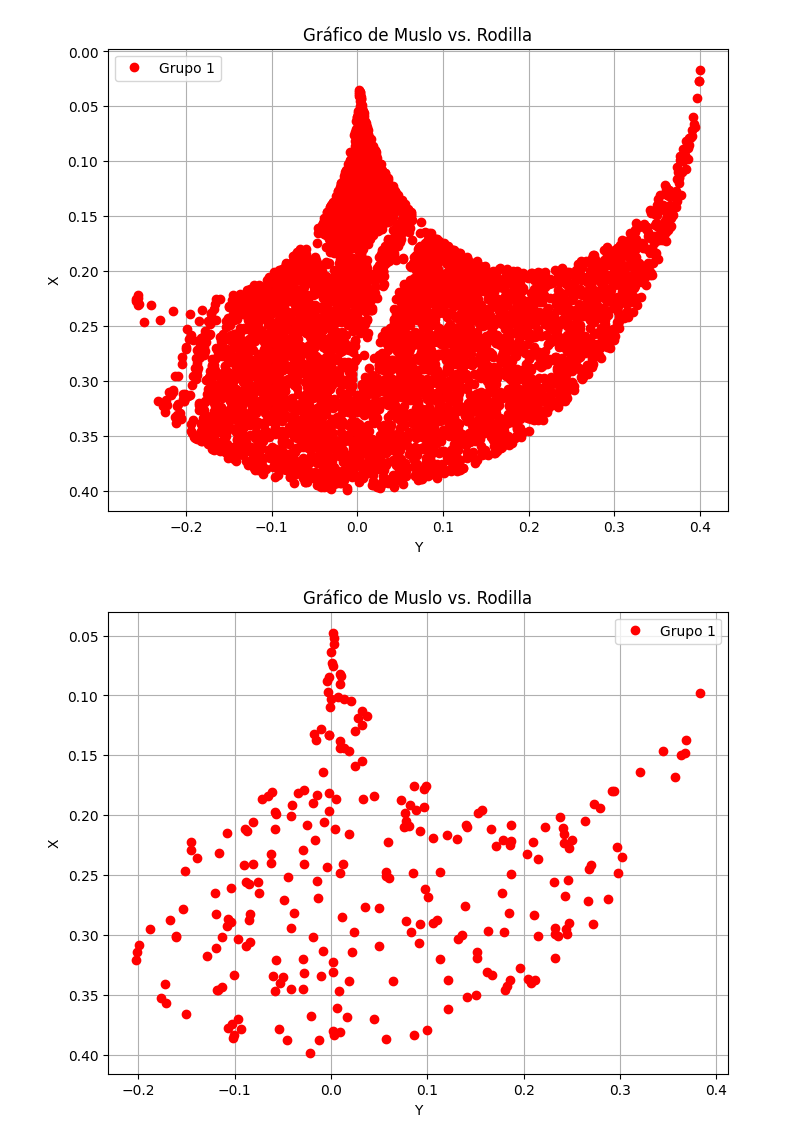
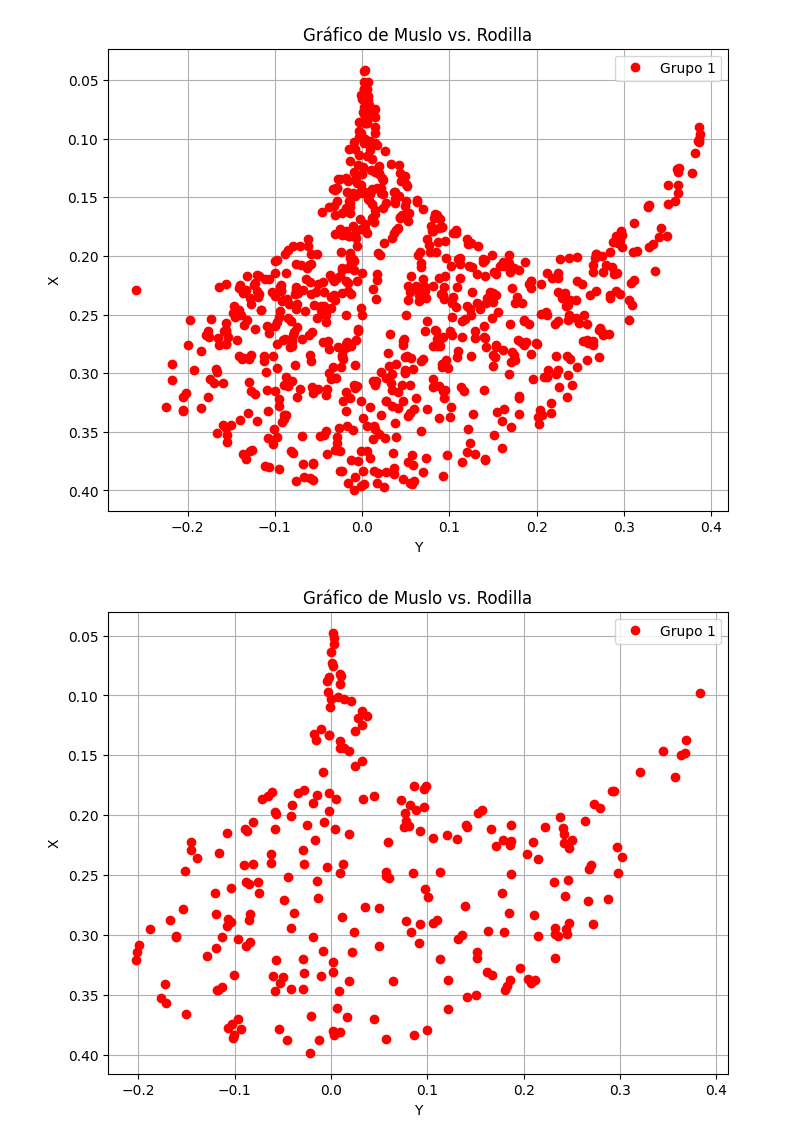
Before and after one commit to jorge-conejeros/Quadruped-Robot, a Jupyter notebook: Factorya_de_datos.ipynb, the cells around one changed output. Cells and saved outputs as stored; diff of their text form; code cells hidden in the pictures.

```diff
--- a/Factorya_de_datos.ipynb
+++ b/Factorya_de_datos.ipynb
@@ -9,25 +9,12 @@ import time
 
 def TransformacionDH(theta, d, a, alpha):
     # theta y alpha en radianes
-    # d y a en metros
-    Rz = sp.Matrix([[sp.cos(theta), -sp.sin(theta), 0, 0],
-                   [sp.sin(theta), sp.cos(theta), 0, 0],
-                   [0, 0, 1, 0],
-                   [0, 0, 0, 1]])
-    tz = sp.Matrix([[1, 0, 0, 0],
-                   [0, 1, 0, 0],
-                   [0, 0, 1, d],
-                   [0, 0, 0, 1]])
-    ta = sp.Matrix([[1, 0, 0, a],
-                   [0, 1, 0, 0],
-                   [0, 0, 1, 0],
-                   [0, 0, 0, 1]])
-    Rx = sp.Matrix([[1, 0, 0, 0],
-                   [0, sp.cos(alpha), -sp.sin(alpha), 0],
-                   [0, sp.sin(alpha), sp.cos(alpha), 0],
-                   [0, 0, 0, 1]])
-    T = Rz*tz*ta*Rx
-    return T
+    Z_Traslacion = sp.Matrix([[1, 0, 0, 0] , [0, 1, 0, 0] , [0, 0, 1, d] , [0, 0, 0, 1]])
+    X_Traslacion = sp.Matrix([[1, 0, 0, a] , [0, 1, 0, 0] , [0, 0, 1, 0] , [0, 0, 0, 1]])
+    Z_Rotacion = sp.Matrix([[sp.cos(theta), -sp.sin(theta), 0, 0] , [sp.sin(theta), sp.cos(theta), 0, 0] , [0, 0, 1, 0] , [0, 0, 0, 1]])
+    X_Rotacion = sp.Matrix([[1, 0, 0, 0] , [0, sp.cos(alpha), -sp.sin(alpha), 0] , [0, sp.sin(alpha), sp.cos(alpha), 0] , [0, 0, 0, 1]])
+    Transformacion = X_Rotacion*Z_Traslacion*X_Traslacion*Z_Rotacion
+    return Transformacion
 
 
 # Definir el radio de la pierna (longitud)
@@ -39,7 +26,7 @@ puntos_dentro_semicirculo = []
 x_centro = 0
 y_centro = 0.2 #
 
-for _ in range(20000):  # Puedes ajustar la cantidad de puntos que deseas generar
+for _ in range(3000):  # Puedes ajustar la cantidad de puntos que deseas generar
     # Generar un ángulo aleatorio en el rango [-90°, 90°]
     angulo = random.uniform(-math.pi/2, math.pi/2)
     #angulo = random.uniform(-math.pi, 0)
@@ -96,34 +83,34 @@ for i in range(len(mov_y)):
 #filtro_rodilla = (df['Rodilla'] >= -2.96706) & (df['Rodilla'] <= 0)
 
 # Aplicar los filtros y obtener el DataFrame filtrado
 #df_filtrado = df.loc[filtro_muslo & filtro_rodilla]
 #df_filtrado['Muslo'] = df_filtrado['Muslo'] - 1.5
 
 #------------------------------------------------------------------------------------------
 #
 #       Descomentar si se quiere guardar en csv
 #
 #------------------------------------------------------------------------------------------
 # Guardar como nuevo/sobreescribir, y se le agrega el titulo de las columnas
 df.to_csv('datos_entrenamiento2.csv', mode='w', header=True, index=False)
 
 #Para agregar sin sobreescribir
 #df_filtrado.to_csv('datos_entrenamiento_new.csv', mode='a', header=False, index=False)
 
 
 plt.figure(figsize=(8, 6))  # Tamaño del gráfico
 plt.plot(df['PosY'], df['PosX'], 'ro', label='Grupo 1')  # Grupo 1 en rojo ('ro')
 plt.xlabel('Y')  # Etiqueta eje X
 plt.ylabel('X')  # Etiqueta eje Y
 plt.title('Gráfico de Muslo vs. Rodilla')  # Título del gráfico
 plt.legend()  # Mostrar leyenda
 #plt.gca().invert_xaxis()  # Invertir eje X
 plt.gca().invert_yaxis()  # Invertir eje Y
 # Muestra el gráfico
 plt.grid(True)  # Agregar cuadrícula
 plt.show()
 # %% [output]
-[figure, old version]
+[figure, new version]
 # %%
 #df_filtrado['Muslo'] = df_filtrado['Muslo'] - 1.5
 plt.figure(figsize=(8, 6))  # Tamaño del gráfico
```
Also changed, not shown: parts of 6 cells of this notebook, 5 other files.
